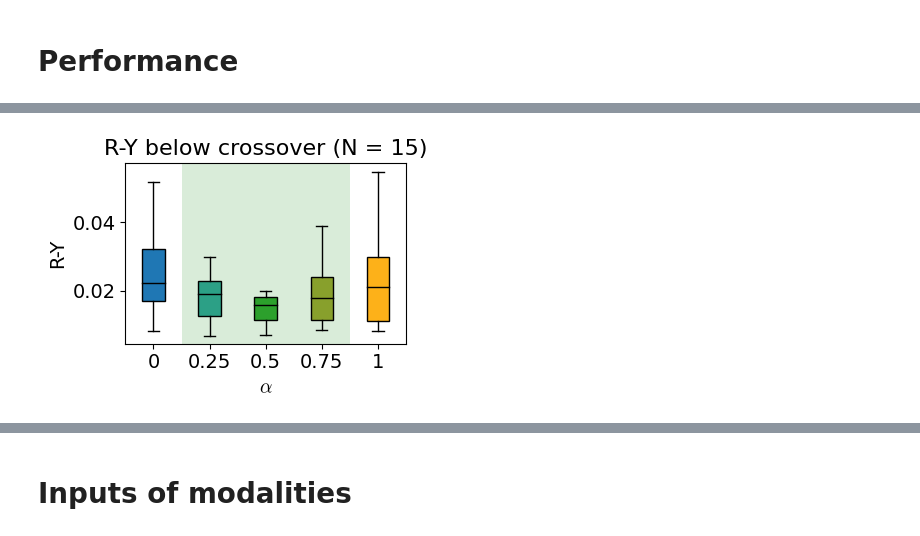
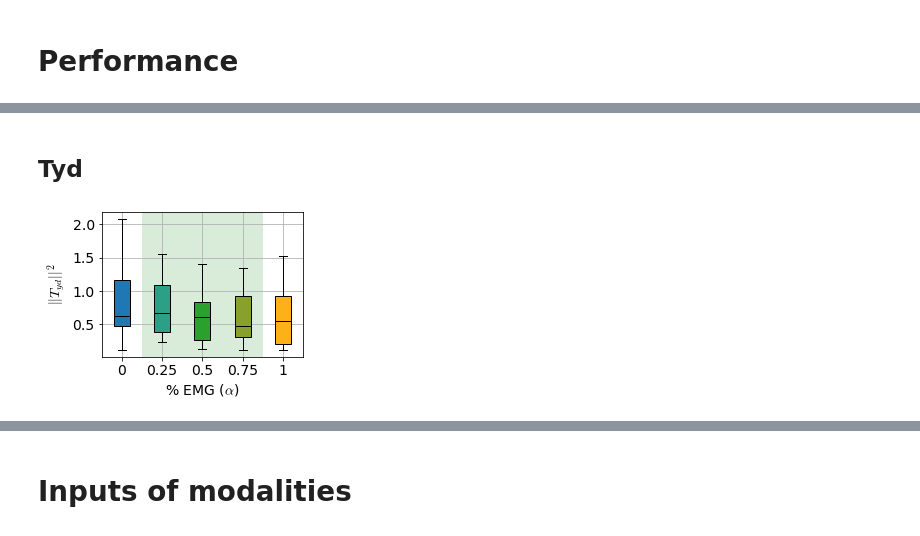
Before and after one commit to sburden-group/sensorimotor_fusion, a Jupyter notebook: analysis/Multimodal paper/20250203_IEEE_rehab.ipynb, the cells around one changed output, grey strips where cells are left out. Cells and saved outputs as stored; diff of their text form; code cells hidden in the pictures.

```diff
--- a/analysis/Multimodal paper/20250203_IEEE_rehab.ipynb
+++ b/analysis/Multimodal paper/20250203_IEEE_rehab.ipynb
@@ -155,5 +291,27 @@ plt.show()
 # %%
 datas = []
-TF = Rs[:,:,:,:index_below] - Ys[:,:,:,:index_below] # R-Y below 0.25 Hz, all freqs
+last_trials = 5 # 10//2
+stim_below = 3
+
+TF = Tyr[:,:,-last_trials:,:stim_below] - 1 #at stim below 0.25 Hz
 for cond in range(condition_num):
-    datas.append( np.mean(np.abs(TF[:,cond,:,:]),axis = (1,2)) )#mean across all trials and freqs
+    datas.append( np.mean((np.abs(TF[:,cond,:,:]))**2, axis = (1,2)) )#mean across all trials and freqs
+# %%
+labels = conditions #slider : EMG
+boxcolors = [colors['BLUE'],'#2ca086',colors['GREEN'],'#88a02c',colors['GOLD']]
+
+fig,ax = plt.subplots(figsize=(4,3))
+bplot = ax.boxplot(datas, widths = 0.4,patch_artist=True,labels=labels, showfliers=False)
+for patch, color in zip(bplot['boxes'], boxcolors): # fill with colors
+    patch.set_facecolor(color)
+for median in bplot['medians']:
+    median.set_color('black')
+# ax.set_xlabel('Manual : EMG',fontsize = 14) #add x axis labels
+ax.set_xlabel(r'% EMG ($\alpha$)',fontsize = 14) #add x axis labels
+face0 = ax.axvspan(1.5,4.5, facecolor='green', alpha=0.15)
+ax.set_ylabel(r'$||T_{yr} - 1||^2$',fontsize = 14) # add y axis label
+ax.grid('on',zorder=-1)
+# ax.set_title('average |R-Y| below crossover freqs (N = 15)')
+plt.tight_layout()
+# fig.savefig('example_sub1.svg')
+plt.show()
@@ -160,23 +336,34 @@ for cond in range(condition_num):
+# %% [markdown]
+## Tyd
+# %%
+datas = []
+last_trials = 5 # 10//2
+stim_below = 3
+
+TF = Tyd[:,:,-last_trials:,:stim_below] # Tyd at stim below 0.25 Hz
+for cond in range(condition_num):
+    datas.append( np.mean((np.abs(TF[:,cond,:,:]))**2, axis = (1,2)) )#mean across all trials and freqs
 # %%
 labels = conditions #slider : EMG
 boxcolors = [colors['BLUE'],'#2ca086',colors['GREEN'],'#88a02c',colors['GOLD']]
 
 fig,ax = plt.subplots(figsize=(4,3))
 bplot = ax.boxplot(datas, widths = 0.4,patch_artist=True,labels=labels, showfliers=False)
 for patch, color in zip(bplot['boxes'], boxcolors): # fill with colors
     patch.set_facecolor(color)
 for median in bplot['medians']:
     median.set_color('black')
-ax.set_xlabel(r'$\alpha$',fontsize = 14) #add x axis labels
+# ax.set_xlabel('Manual : EMG',fontsize = 14) #add x axis labels
+ax.set_xlabel(r'% EMG ($\alpha$)',fontsize = 14) #add x axis labels
 face0 = ax.axvspan(1.5,4.5, facecolor='green', alpha=0.15)
-ax.set_ylabel('R-Y',fontsize = 14) # add y axis label
-# ax.grid('on',zorder=-1)
-ax.set_title('R-Y below crossover (N = 15)')
+ax.set_ylabel(r'$||T_{yd}||^2$',fontsize = 14) # add y axis label
+ax.grid('on',zorder=-1)
+# ax.set_title('average |R-Y| below crossover freqs (N = 15)')
 plt.tight_layout()
 # fig.savefig('example_sub1.svg')
 plt.show()
 # %% [output]
-[figure, old version]
+[figure, new version]
 # %%
 WilcoxonTest(datas)
 # %% [output]
```
Also changed, not shown: parts of 47 cells of this notebook.
